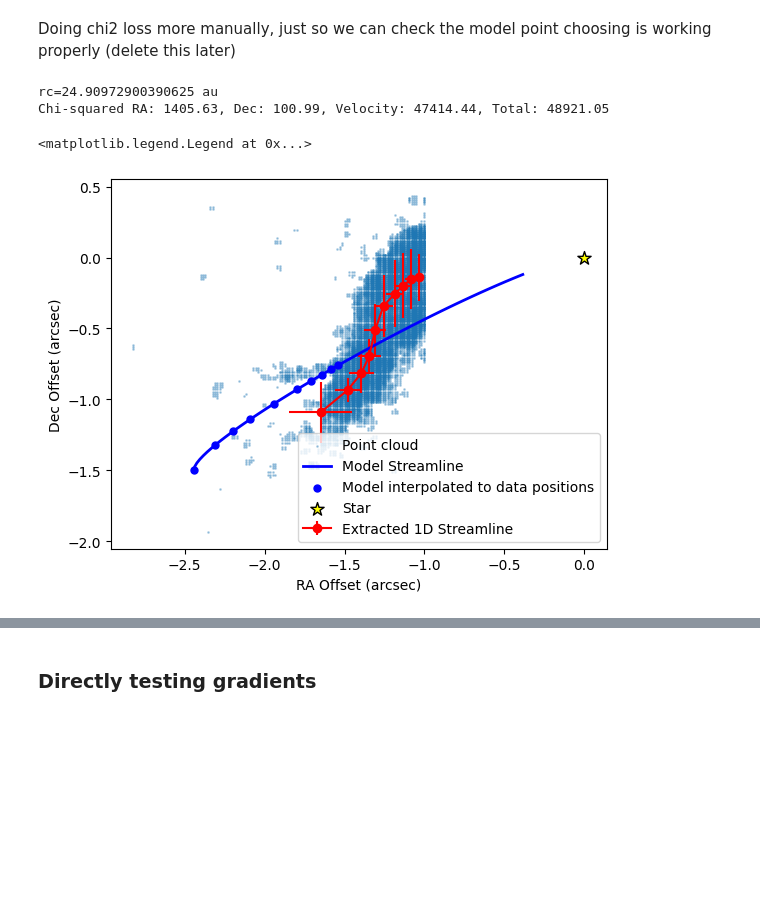
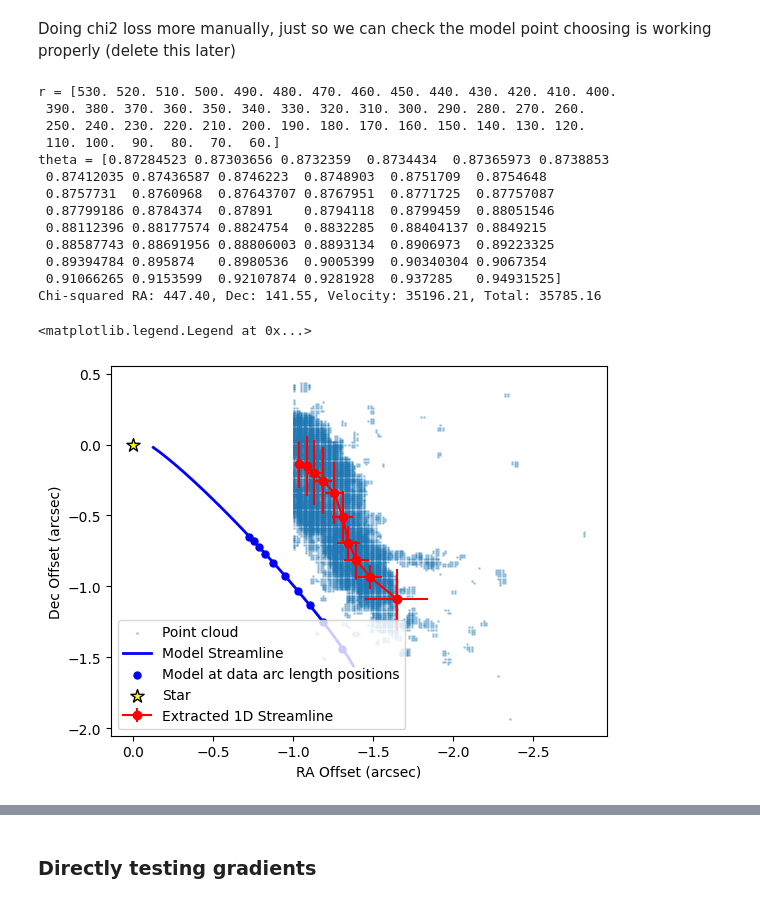
Before and after one commit to Lauren4476/velocity_tools, a Jupyter notebook: test_streamfit.ipynb, the cells around one changed output, grey strips where cells are left out. Cells and saved outputs as stored; diff of their text form; code cells hidden in the pictures; blank space fills up the shorter version.

```diff
--- a/test_streamfit.ipynb
+++ b/test_streamfit.ipynb
@@ -77,9 +77,11 @@ streamer_cube = streamer_cubevc.with_mask(streamer_cubevc > rms_thresh*streamer_
 Loaded cube with shape: (500, 401, 401)
 WARNING: PossiblySlowWarning: This function (<function BaseSpectralCube.mad_std at 0x...>) requires loading the entire cube into memory and may therefore be slow. [spectral_cube.utils]
 # %%
+n_points = 10 # the number of points we want to reduce the data to
+
 
 # Extract 1D streamline from the data cube
-pc_coords, pc_means, pc_stds = extract_streamline.reduce_to_1D(streamer_cube, n_elements=10)
+pc_coords, pc_means, pc_stds = extract_streamline.reduce_to_1D(streamer_cube, n_elements=n_points)
 
 # Prepare data for gradient descent
 ra_data = pc_means[0] # offsets in arcsec
@@ -217,18 +222,18 @@ First set your input params in the format required
 # %%
 # Parameters to optimize
 initial_opt_params = {
-    'r0': 600.0,  # au
-    'theta0': 130.0,  # degrees
-    'phi0': 150.0,  # degrees
+    'r0': 540.0,  # au
+    'theta0': 50.0,  # degrees
+    'phi0': 220.0,  # degrees
     'omega': 4e-12,  # 1/s
     'v_r0': 0.0,  # km/s
 }
 
 # Fixed parameters (not optimized)
 fixed_params = {
-    'mass': 2.1,  # Msun
-    'inc': -43.0,  # degrees
-    'pa': 130.0,  # degrees
+    'mass': 3.2,  # Msun
+    'inc': -47.0,  # degrees
+    'pa': 138.0,  # degrees
     'rmin': 50.0,  # au
     'deltar': 10.0,  # au
     'v_lsr': 7.14  # km/s (systemic velocity)
@@ -259,38 +264,51 @@ ra_model_interp, dec_model_interp, v_model_interp, valid = gradient_descent.matc
 # mask for valid (only for arrays that haven't already been masked in matching)
 v_data = v_data[valid]
 ra_sigma = ra_sigma[valid]
 dec_sigma = dec_sigma[valid]
 v_sigma = v_sigma[valid]
 
 # Compute chi-squared components
 chi2_ra = jnp.sum(((ra_data - ra_model_interp) / ra_sigma)**2)
 chi2_dec = jnp.sum(((dec_data - dec_model_interp) / dec_sigma)**2)
 chi2_v = jnp.sum(((v_data - v_model_interp) / v_sigma)**2)
 # Total chi-squared
 chi2_total = chi2_ra + chi2_dec + chi2_v
 print(f"Chi-squared RA: {chi2_ra:.2f}, Dec: {chi2_dec:.2f}, Velocity: {chi2_v:.2f}, Total: {chi2_total:.2f}")
 
 
 # plot it
 import matplotlib.pyplot as plt
 # plot the observed data points as a scatter
 plt.scatter(pc_coords[0], pc_coords[1], s=1, alpha=0.3, label='Point cloud')
 # plot the extracted 1D data streamline with error bars
 plt.errorbar(ra_data, dec_data, xerr=ra_sigma, yerr=dec_sigma, fmt='o-', label='Extracted 1D Streamline', color='red')
 # plot the model streamline
 plt.plot(ra_model, dec_model, 'b-', linewidth=2, label='Model Streamline')
-# plot the model streamline interpolated to data positions
-plt.scatter(ra_model_interp, dec_model_interp, s=25, label='Model interpolated to data positions', color='blue', zorder=5)
+# plot the model streamline at data arc length positions
+plt.scatter(ra_model_interp, dec_model_interp, s=25, label='Model at data arc length positions', color='blue', zorder=5)
 # plot the star
 plt.scatter(0, 0, marker='*', s=100, color='yellow', edgecolor='black', label='Star', zorder=10)
+# invert x axis to match RA offset direction
+plt.gca().invert_xaxis()
 plt.xlabel('RA Offset (arcsec)')
 plt.ylabel('Dec Offset (arcsec)')
 plt.legend()
 # %% [output]
-rc=24.90972900390625 au
-Chi-squared RA: 1405.63, Dec: 100.99, Velocity: 47414.44, Total: 48921.05
+r = [530. 520. 510. 500. 490. 480. 470. 460. 450. 440. 430. 420. 410. 400.
+ 390. 380. 370. 360. 350. 340. 330. 320. 310. 300. 290. 280. 270. 260.
+ 250. 240. 230. 220. 210. 200. 190. 180. 170. 160. 150. 140. 130. 120.
+ 110. 100.  90.  80.  70.  60.]
+theta = [0.87284523 0.87303656 0.8732359  0.8734434  0.87365973 0.8738853
+ 0.87412035 0.87436587 0.8746223  0.8748903  0.8751709  0.8754648
+ 0.8757731  0.8760968  0.87643707 0.8767951  0.8771725  0.87757087
+ 0.87799186 0.8784374  0.87891    0.8794118  0.8799459  0.88051546
+ 0.88112396 0.88177574 0.8824754  0.8832285  0.88404137 0.8849215
+ 0.88587743 0.88691956 0.88806003 0.8893134  0.8906973  0.89223325
+ 0.89394784 0.895874   0.8980536  0.9005399  0.90340304 0.9067354
+ 0.91066265 0.9153599  0.92107874 0.9281928  0.937285   0.94931525]
+Chi-squared RA: 447.40, Dec: 141.55, Velocity: 35196.21, Total: 35785.16
 <matplotlib.legend.Legend at 0x...>
-[figure, old version]
+[figure, new version]
 # %%
 # All the above could be done just by calling chi2_loss
 initial_loss = gradient_descent.chi2_loss(initial_opt_params, fixed_params, data, uncertainties, distance)
```
Also changed, not shown: parts of 6 cells of this notebook, 7 other files.
